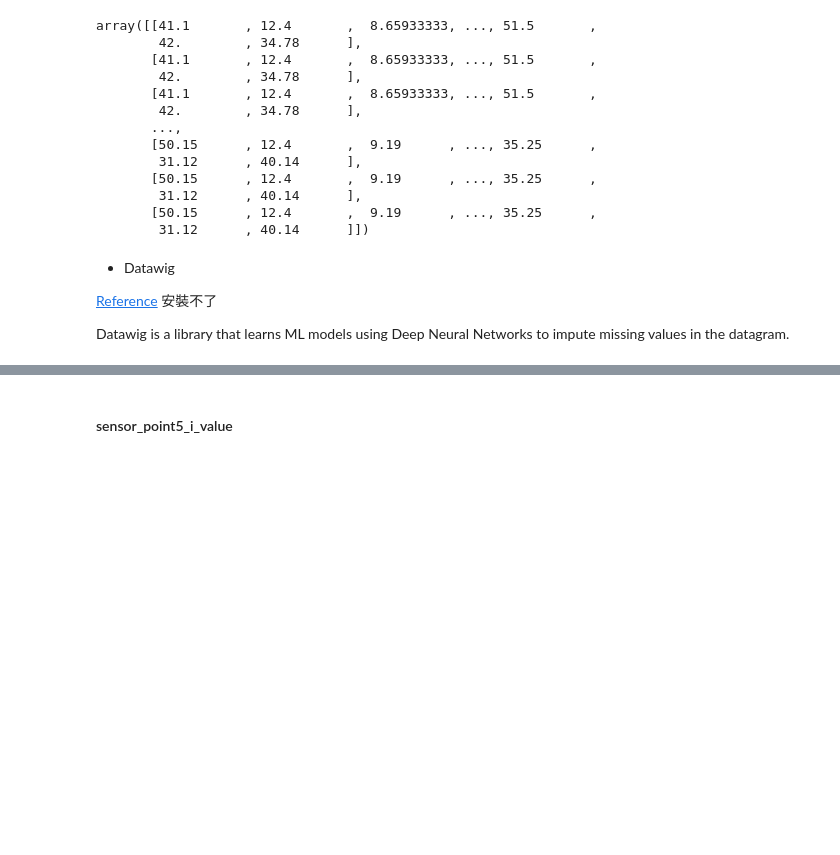
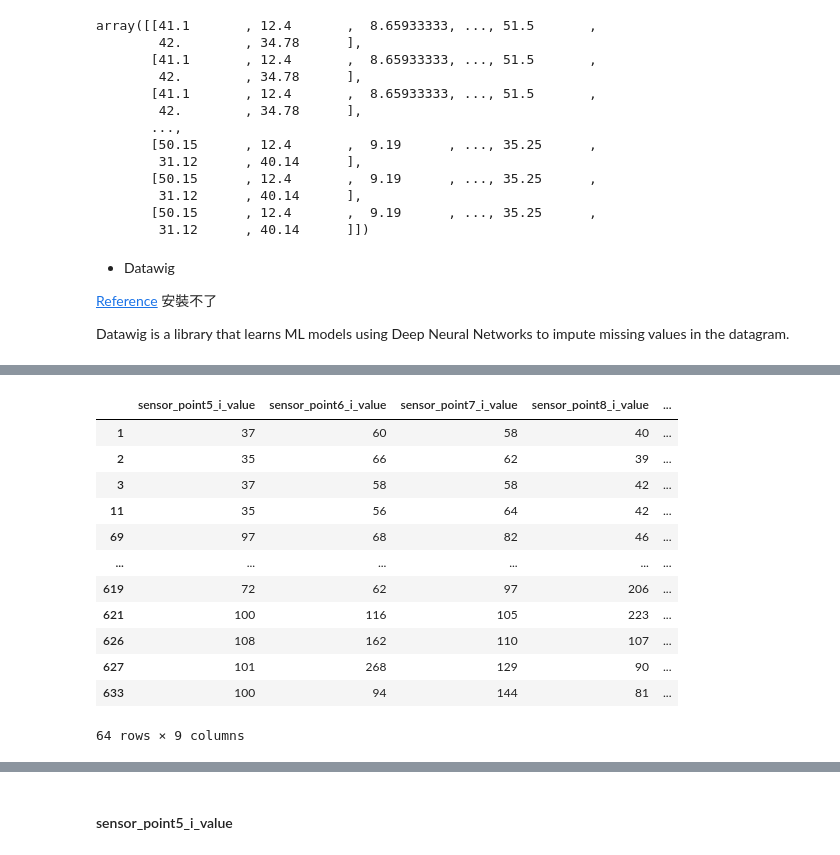
Before and after one commit to EricTsai83/IMBD_data_competition, a Jupyter notebook: Code/feature_engineering.ipynb, the cells around one changed output, grey strips where cells are left out. Drawn from its saved outputs; the diff is of its cells as text; code cells hidden in the pictures; blank space fills up the shorter version.

```diff
--- a/Code/feature_engineering.ipynb
+++ b/Code/feature_engineering.ipynb
@@ -232,0 +315,16 @@ data_x
+# %%
+temp.query("elliptic_envelope_score==-1")
+# %% [output]
+|  | sensor_point5_i_value | sensor_point6_i_value | sensor_point7_i_value | sensor_point8_i_value | ... |
+| 1 | 37 | 60 | 58 | 40 | ... |
+| 2 | 35 | 66 | 62 | 39 | ... |
+| 3 | 37 | 58 | 58 | 42 | ... |
+| 11 | 35 | 56 | 64 | 42 | ... |
+| 69 | 97 | 68 | 82 | 46 | ... |
+| ... | ... | ... | ... | ... | ... |
+| 619 | 72 | 62 | 97 | 206 | ... |
+| 621 | 100 | 116 | 105 | 223 | ... |
+| 626 | 108 | 162 | 110 | 107 | ... |
+| 627 | 101 | 268 | 129 | 90 | ... |
+| 633 | 100 | 94 | 144 | 81 | ... |
+64 rows × 9 columns
```
Also changed, not shown: parts of 24 cells of this notebook.
